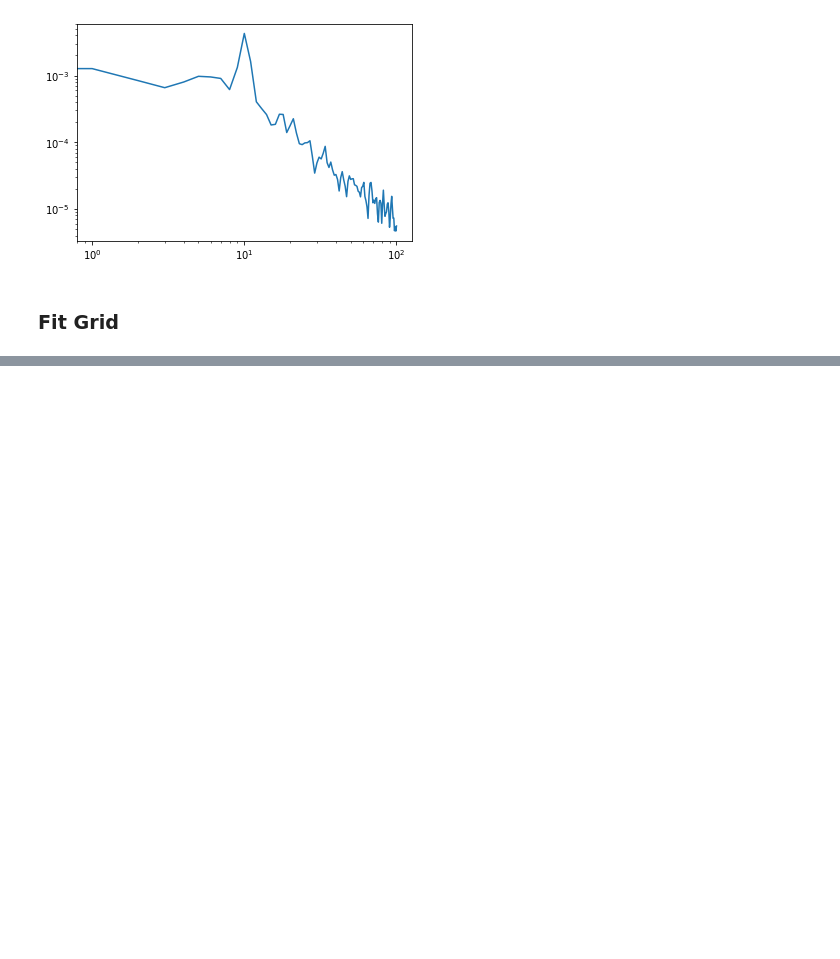
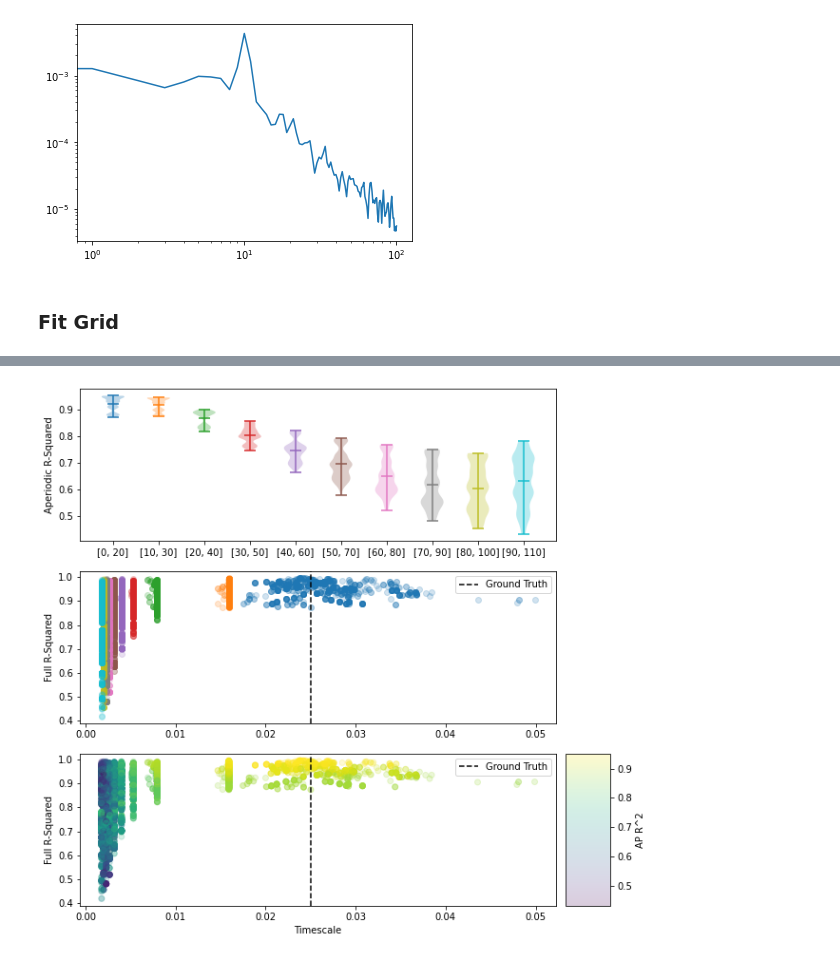
Before and after one commit to voytekresearch/timescale-methods, a Jupyter notebook: notebooks/param_gridsearch.ipynb, the cells around one changed output, grey strips where cells are left out. Saved outputs shown, nothing was run; the diff lists cells and outputs as text; code cells hidden in the pictures; blank space fills up the shorter version.

```diff
--- a/notebooks/param_gridsearch.ipynb
+++ b/notebooks/param_gridsearch.ipynb
@@ -191,0 +194,50 @@ plt.legend();
+# %%
+r_squared_ap = np.zeros(len(params))
+r_squared_ap[:] = np.nan
+
+for ind, p in enumerate(params):
+    r_val = np.corrcoef(p[3].power_spectrum, p[3]._ap_fit)
+    r_squared_ap[ind] = r_val[0][1] ** 2
+
+knee_param_inds = np.array([p[0][3] for p in params])
+# %%
+fig = plt.figure(figsize=(10, 10))
+
+gs = fig.add_gridspec(nrows=3, ncols=10)
+
+ax0 = fig.add_subplot(gs[0, :9])
+ax1 = fig.add_subplot(gs[1, :9])
+ax2 = fig.add_subplot(gs[2, :9])
+ax3 = fig.add_subplot(gs[2, 9:])
+
+
+for i in np.unique(knee_param_inds):
+    ax0.violinplot(r_squared_ap[np.where(knee_param_inds == i)[0]], positions=[i+1], showmeans=True)
+
+ax0.set_xticks(np.arange(1, len(specparam_grid['knee_freq_bounds'])+1))
+ax0.set_xticklabels([str(i) for i in specparam_grid['knee_freq_bounds'].tolist()])
+
+ax0.set_ylabel('Aperiodic R-Squared')
+
+
+colors = ['C'+str(i) for i in range(len(specparam_grid['knee_freq_bounds']))]
+
+for i, c in zip(np.unique(knee_param_inds), colors):
+    inds = np.where(knee_param_inds == i)[0]
+    ax1.scatter(knees[inds], rsqs[inds], alpha=.2, c=c)
+
+ax1.set_ylabel('Full R-Squared')
+ax1.axvline(tau, color='k', ls='--', label='Ground Truth')
+ax1.legend()
+
+
+sc = ax2.scatter(knees, rsqs, alpha=.2, c=r_squared_ap)
+cbar = plt.colorbar(sc, ax=ax2, use_gridspec=True, cax=ax3)
+ax3.set_ylabel('AP R^2')
+
+ax2.set_xlabel('Timescale')
+ax2.set_ylabel('Full R-Squared')
+ax2.axvline(tau, color='k', ls='--', label='Ground Truth')
+ax2.legend();
+# %% [output]
+[figure, added]
```
Also changed, not shown: parts of 13 cells of this notebook.
